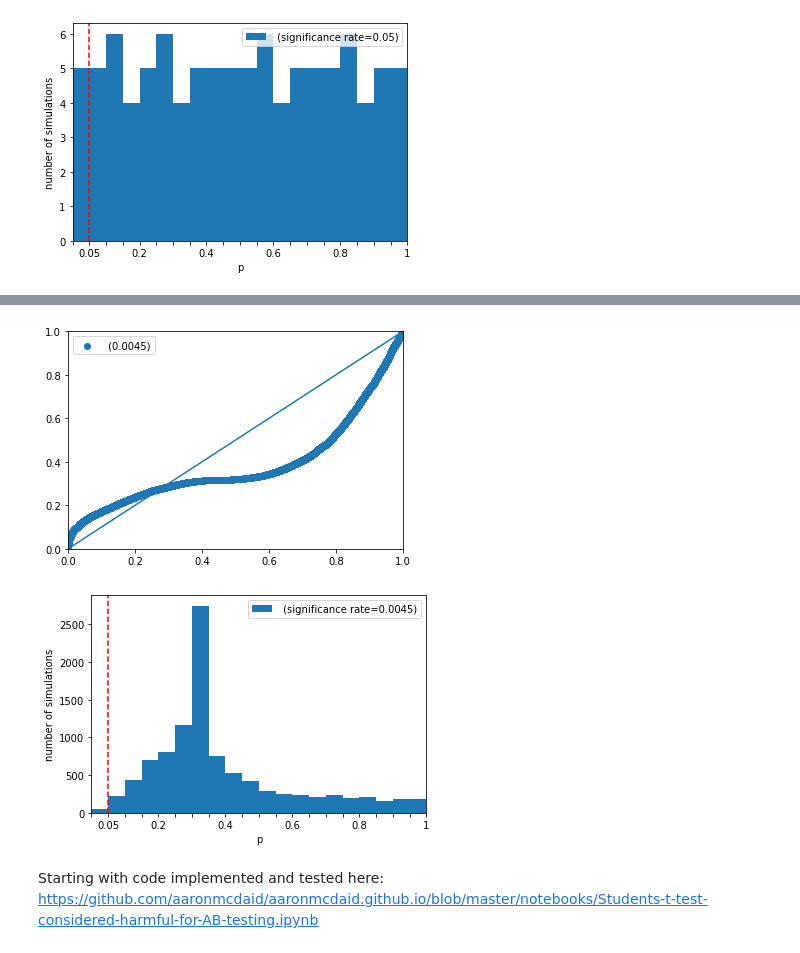
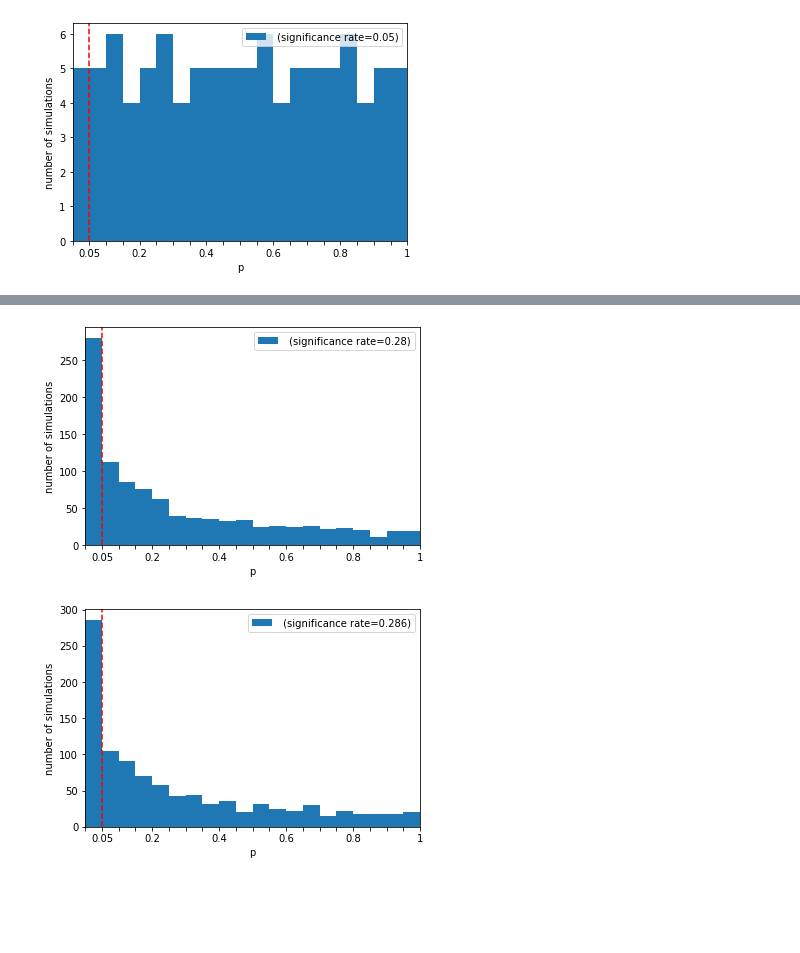
Before and after one commit to aaronmcdaid/aaronmcdaid.github.io, a Jupyter notebook: notebooks/t-test can be dangeriously low on power.ipynb, the cells around one changed output, grey strips where cells are left out. Saved outputs shown, nothing was run; the diff lists cells and outputs as text; code cells hidden in the pictures; blank space fills up the shorter version.

```diff
--- a/notebooks/t-test can be dangeriously low on power.ipynb
+++ b/notebooks/t-test can be dangeriously low on power.ipynb
@@ -14,14 +15,22 @@ from scipy.stats import cauchy, lognorm, norm, pareto, ttest_ind
 # %% [markdown]
 The $\alpha$ (shape) parameter of Pareto distribution is `b` in `scipy.stats.pareto`.
 # %%
+from concurrent.futures import ThreadPoolExecutor
+
 def students_t_test(control, treatment):
     return ttest_ind(control, treatment).pvalue
 
 def simulate_many(dist, N, reps, test_function, ATE=0.0):
     # The 'test_function' may be 'students_t_test', or the
     # alternative that I promote later in this notebook
-    def go():
-        control = dist(N)
-        treatment = dist(N) + ATE
+    def go(seed: int):
+        rng = np.random.RandomState(seed=seed)
+        control = dist(N, random_state=rng)
+        treatment = dist(N, random_state = rng) + ATE
         return test_function(control, treatment)
-    return [go() for _ in range(reps)]
+
+    # Run the simulations in parallel, with one worker for each CPU
+    with ThreadPoolExecutor(max_workers = os.cpu_count()) as pool:
+        return list(pool.map(go, range(reps)))
+
+simulate_many(norm().rvs, 10, 10, test_function=students_t_test)
@@ -79,10 +183,9 @@ in your AB test, the t-test is less likely to catch up.
 # %%
 %%time
-_ = simulate_many(dist = pareto(b=0.5).rvs, N = 10_000, reps=10000, test_function=students_t_test)
-
-scatter_with_45degree(_)
-
+dist = norm()
+_ = simulate_many(dist = dist.rvs, N = 10_000, reps=1000, ATE=.02, test_function=students_t_test)
+hist_with_significance_rate(_)
 plt.figure()
-
+_ = simulate_many(dist = dist.rvs, N = 10_000, reps=1000, ATE=.02, test_function=adaptive_trimmed_means)
 hist_with_significance_rate(_)
 # %% [output]
@@ -91,4 +194,2 @@ Wall time: 20.7 s
-[figure, old version]
+[figure, new version]
-[figure, old version]
+[figure, new version]
-# %% [markdown]
-Starting with code implemented and tested here: https://github.com/aaronmcdaid/aaronmcdaid.github.io/blob/master/notebooks/Students-t-test-considered-harmful-for-AB-testing.ipynb
```
Also changed, not shown: parts of 16 cells of this notebook.
